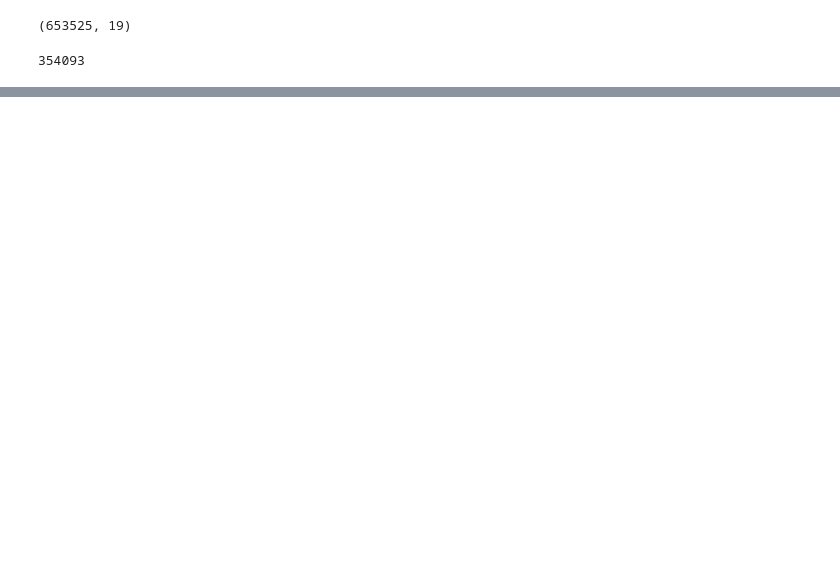
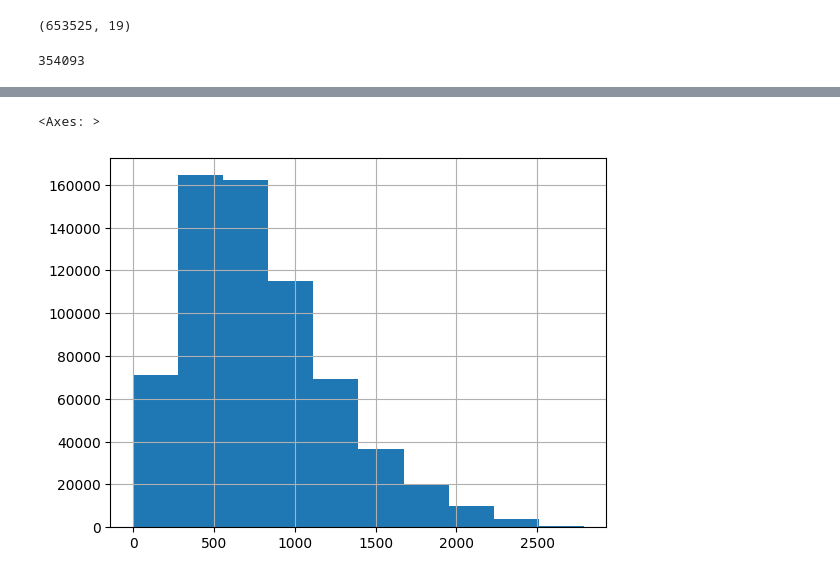
Before and after one commit to jonatanpace/tfm-mbda-upv, a Jupyter notebook: Notebooks/02_dist_delitos_comisarias.ipynb, the cells around one changed output, grey strips where cells are left out. Cells and saved outputs as stored; diff of their text form; code cells hidden in the pictures; blank space fills up the shorter version.

```diff
--- a/Notebooks/02_dist_delitos_comisarias.ipynb
+++ b/Notebooks/02_dist_delitos_comisarias.ipynb
@@ -87,0 +87,27 @@ delitos_sample.head(5)
+# %%
+distancia_entre_delitos_y_comisaria = pd.read_csv('../Datasets/distancia_entre_delito_y_comisaria.csv')
+
+# Definir los límites de los intervalos
+bins = [-np.inf, 100, 300, 500, 1000, np.inf]
+
+# Definir los nombres de las etiquetas para cada intervalo
+labels = ['<100', '100-300', '301-500', '501-1000', '>1000']
+
+
+# Renombr columnas
+
+distancia_entre_delitos_y_comisaria.rename(columns={'distancia':'distancia_a_comisaria_m'}, inplace=True)
+distancia_entre_delitos_y_comisaria['distancia_a_comisaria_m'] = distancia_entre_delitos_y_comisaria['distancia_a_comisaria_m'].round(0)
+
+distancia_entre_delitos_y_comisaria['distancia_a_comisaria_m'] = distancia_entre_delitos_y_comisaria['distancia_a_comisaria_m'].astype('int32')
+distancia_entre_delitos_y_comisaria['id_comisaria'] = distancia_entre_delitos_y_comisaria['id_comisaria'].astype('int32')
+
+# Crear la columna categórica usando pd.cut()
+distancia_entre_delitos_y_comisaria['distancia_a_comisaria_grupo'] = pd.cut(distancia_entre_delitos_y_comisaria['distancia_a_comisaria_m'],
+                                                                    bins = bins,
+                                                                    labels = labels,
+                                                                    right = False)
+
+
+
+distancia_entre_delitos_y_comisaria.to_csv('../Datasets/distancia_entre_delito_y_comisaria_clean.csv', index=False)
@@ -87,0 +130,5 @@ delitos_sample.head(5)
+# %%
+distancia_entre_delitos_y_comisaria.distancia.hist()
+# %% [output]
+<Axes: >
+[figure, added]
```
Also changed, not shown: parts of 20 cells of this notebook, 4 other files.
